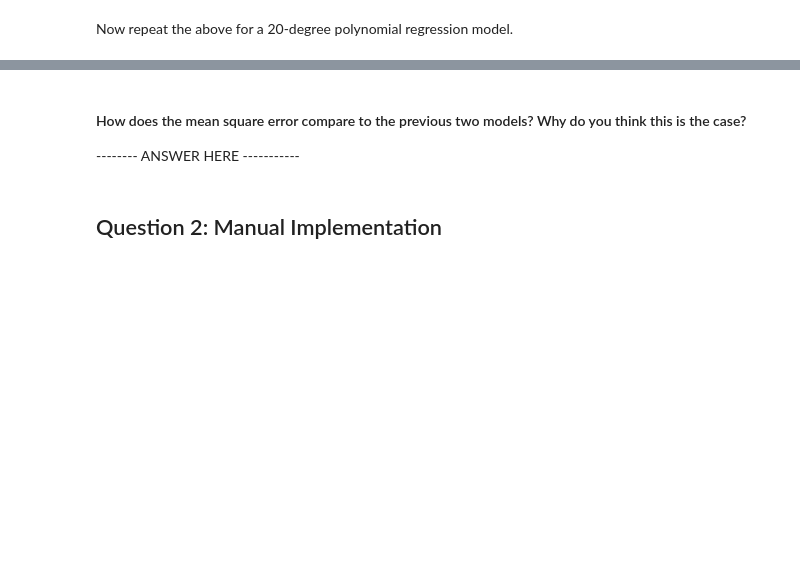
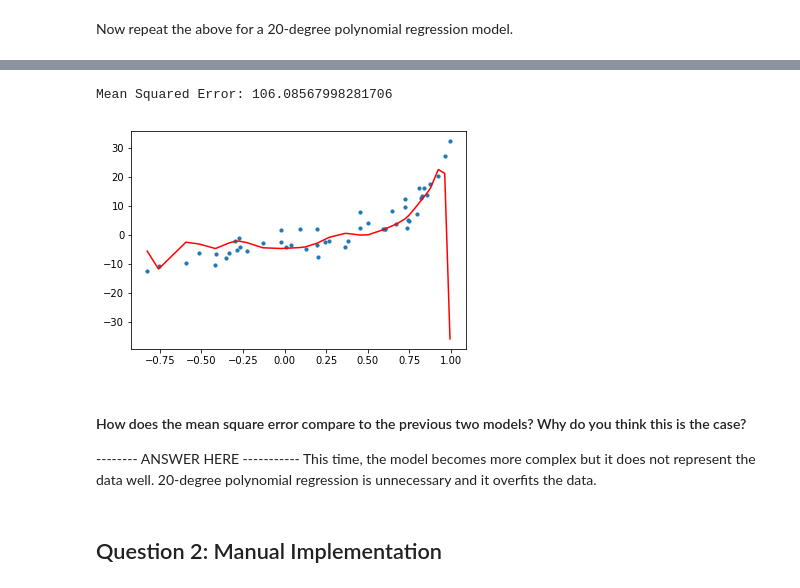
Before and after one commit to McGillAISociety/mais-bootcamp-w2019, a Jupyter notebook: Assignment2/Assignment 2.ipynb, the cells around one changed output, grey strips where cells are left out. Drawn from its saved outputs; the diff is of its cells as text; code cells hidden in the pictures; blank space fills up the shorter version.

```diff
--- a/Assignment2/Assignment 2.ipynb
+++ b/Assignment2/Assignment 2.ipynb
@@ -145,7 +175,24 @@ Now repeat the above for a 20-degree polynomial regression model.
+# %%
+### YOUR CODE HERE - Use model to predict output of validation set
+valid_y_poly_pred = model20.predict(poly20.fit_transform(valid_x))
+
+### YOUR CODE HERE - Calculate the RMSE. Report and plot the curve on the validation set.
+# Calculate root mean squared error
+mse = mean_squared_error(valid_y, valid_y_poly_pred)
+print("Mean Squared Error: {}".format(mse))
+
+# Plot the prediction results
+plt.scatter(valid_x, valid_y, s=10)
+plt.plot(valid_x, valid_y_poly_pred, color='r')
+plt.show()
+# %% [output]
+Mean Squared Error: 106.08567998281706
+[figure, added]
 # %% [markdown]
 #### How does the mean square error compare to the previous two models? Why do you think this is the case?
 
 -------- ANSWER HERE -----------
+This time, the model becomes more complex but it does not represent the data well. 20-degree polynomial regression is unnecessary and it overfits the data.
 # %% [markdown]
 ## Question 2: Manual Implementation
 # %% [markdown]
```
Also changed, not shown: parts of 13 cells of this notebook, 1 other file.
